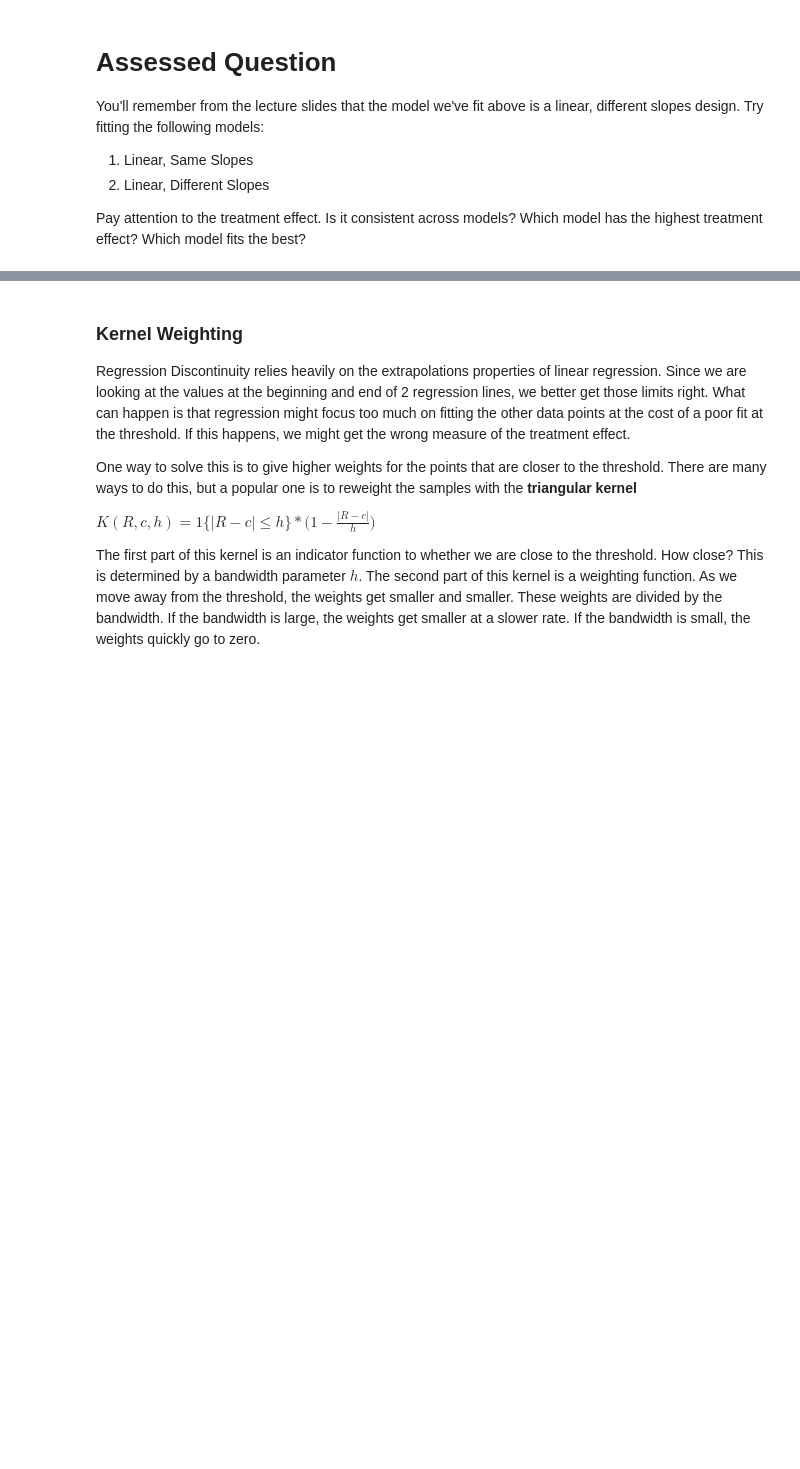
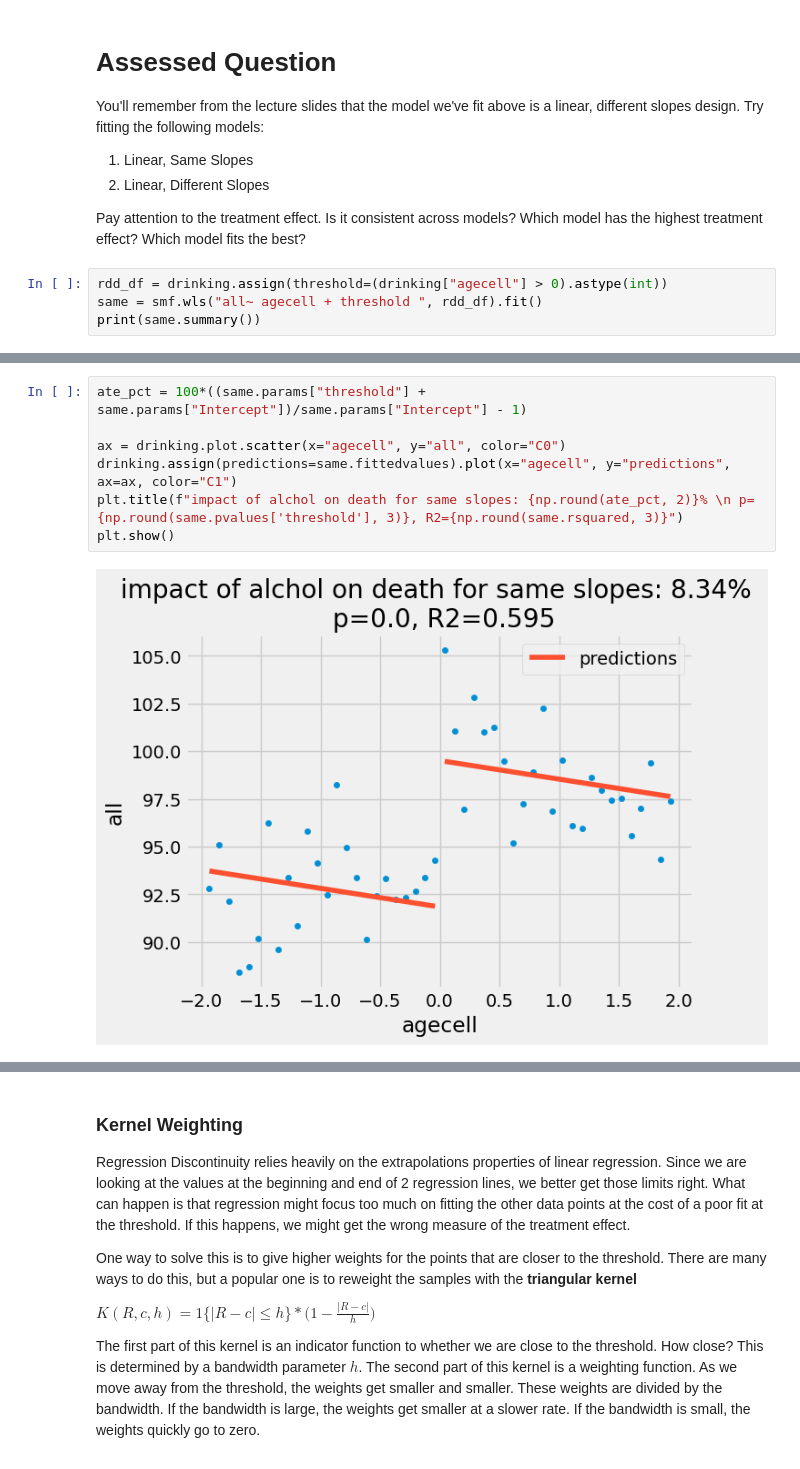
Before and after one commit to owenlepore/QM2, a Jupyter notebook: w09_regression_discontinuity.ipynb, the cells around one changed output, grey strips where cells are left out. Saved outputs shown, nothing was run; the diff lists cells and outputs as text; blank space fills up the shorter version.

```diff
--- a/w09_regression_discontinuity.ipynb
+++ b/w09_regression_discontinuity.ipynb
@@ -238,3 +238,7 @@ You'll remember from the lecture slides that the model we've fit above is a line
 2. Linear, Different Slopes
 
 Pay attention to the treatment effect. Is it consistent across models? Which model has the highest treatment effect? Which model fits the best?
+# %%
+rdd_df = drinking.assign(threshold=(drinking["agecell"] > 0).astype(int))
+same = smf.wls("all~ agecell + threshold ", rdd_df).fit()
+print(same.summary())
@@ -240,0 +263,9 @@ Pay attention to the treatment effect. Is it consistent across models? Which mod
+# %%
+ate_pct = 100*((same.params["threshold"] + same.params["Intercept"])/same.params["Intercept"] - 1)
+
+ax = drinking.plot.scatter(x="agecell", y="all", color="C0")
+drinking.assign(predictions=same.fittedvalues).plot(x="agecell", y="predictions", ax=ax, color="C1")
+plt.title(f"impact of alchol on death for same slopes: {np.round(ate_pct, 2)}% \n p={np.round(same.pvalues['threshold'], 3)}, R2={np.round(same.rsquared, 3)}")
+plt.show()
+# %% [output]
+[figure, added]
```
Also changed, not shown: parts of 8 cells of this notebook.
